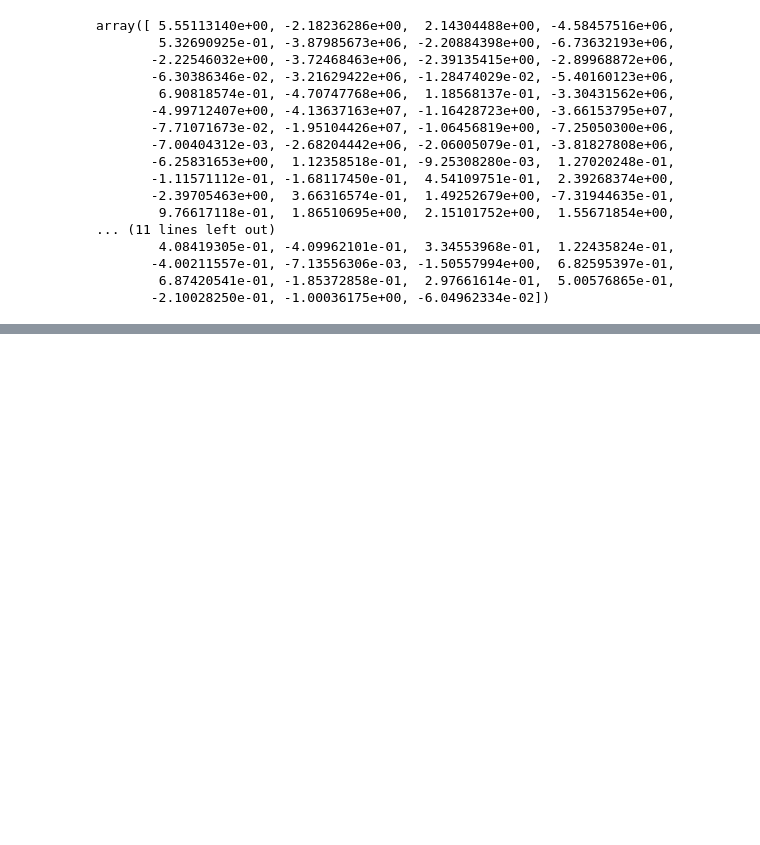
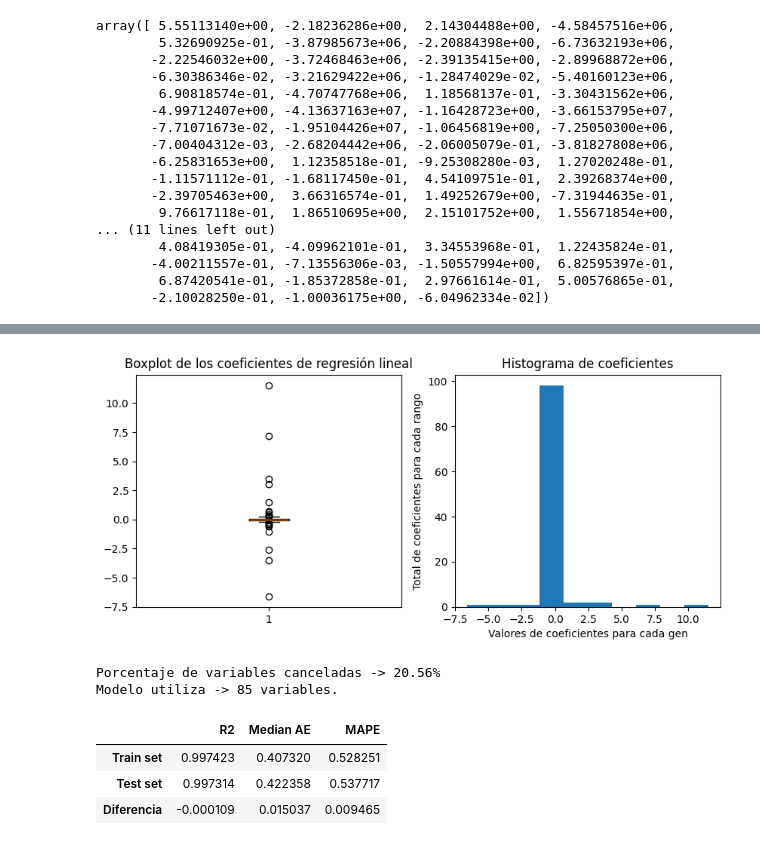
Before and after one commit to 4GeeksAcademy/Hector-regularized-LinearReg, a Jupyter notebook: src/explore.ipynb, the cells around one changed output, grey strips where cells are left out. Cells and saved outputs as stored; diff of their text form; code cells hidden in the pictures; blank space fills up the shorter version.

```diff
--- a/src/explore.ipynb
+++ b/src/explore.ipynb
@@ -146,0 +147,2 @@ plt.show()
+# %%
+m_lasso = LassoCV(alphas=np.logspace(-6,6,10), cv=5, random_state=42, n_jobs=-1).fit(X_train_sc, y_train)
@@ -146,0 +166,19 @@ plt.show()
+# %%
+plt.figure(figsize=(10, 4))
+plt.subplot(1, 2, 1)
+plt.boxplot(m_lasso.coef_)
+plt.title('Boxplot de los coeficientes de regresión lineal')
+plt.subplot(1, 2, 2)
+plt.hist(m_lasso.coef_,10)
+plt.xlabel('Valores de coeficientes para cada gen')
+plt.ylabel('Total de coeficientes para cada rango')
+plt.title('Histograma de coeficientes')
+plt.show()
+# %% [output]
+[figure, added]
+# %%
+print(f'Porcentaje de variables canceladas -> {round(len(m_lasso.coef_[np.abs(m_lasso.coef_)==0])/len(m_lasso.coef_)*100,2)}%')
+print(f'Modelo utiliza -> {len(m_lasso.coef_[np.abs(m_lasso.coef_)>0])} variables.')
+# %% [output]
+Porcentaje de variables canceladas -> 20.56%
+Modelo utiliza -> 85 variables.
@@ -146,0 +190,7 @@ plt.show()
+# %%
+get_metrics(y_pred_ridge_test, y_test, y_pred_ridge_train, y_train)
+# %% [output]
+|  | R2 | Median AE | MAPE |
+| Train set | 0.997423 | 0.407320 | 0.528251 |
+| Test set | 0.997314 | 0.422358 | 0.537717 |
+| Diferencia | -0.000109 | 0.015037 | 0.009465 |
```
Also changed, not shown: parts of 15 cells of this notebook.
